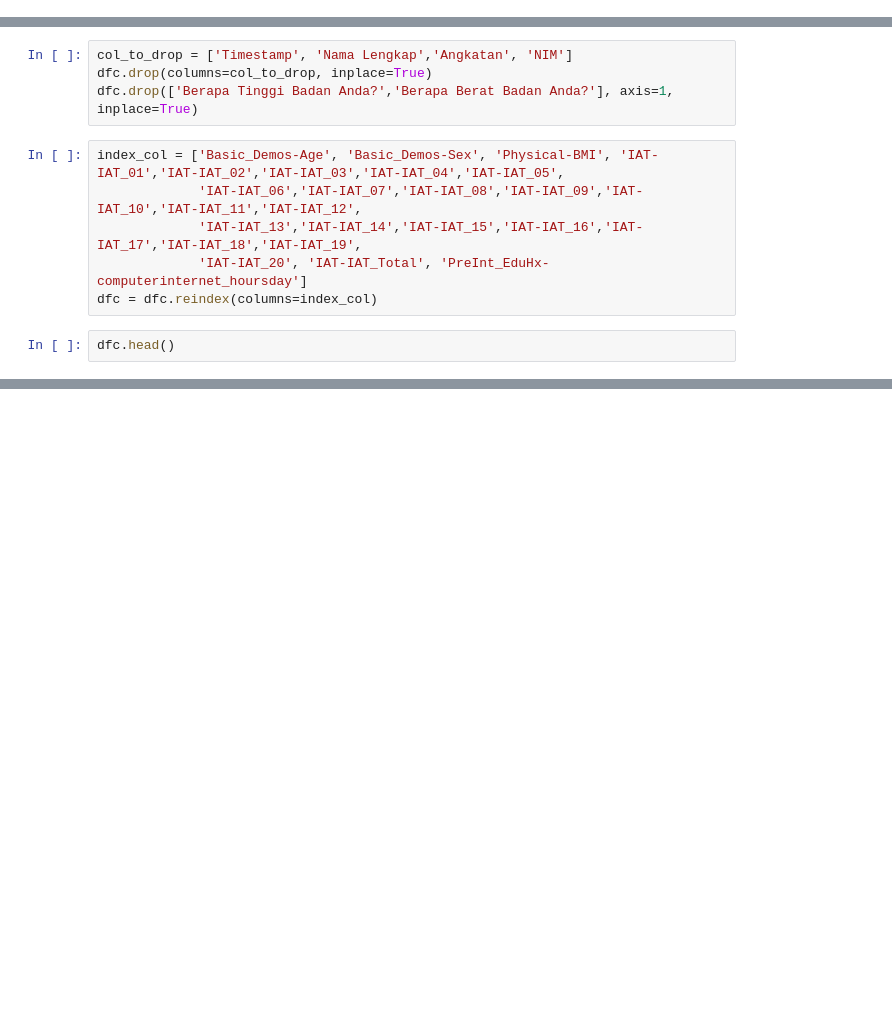
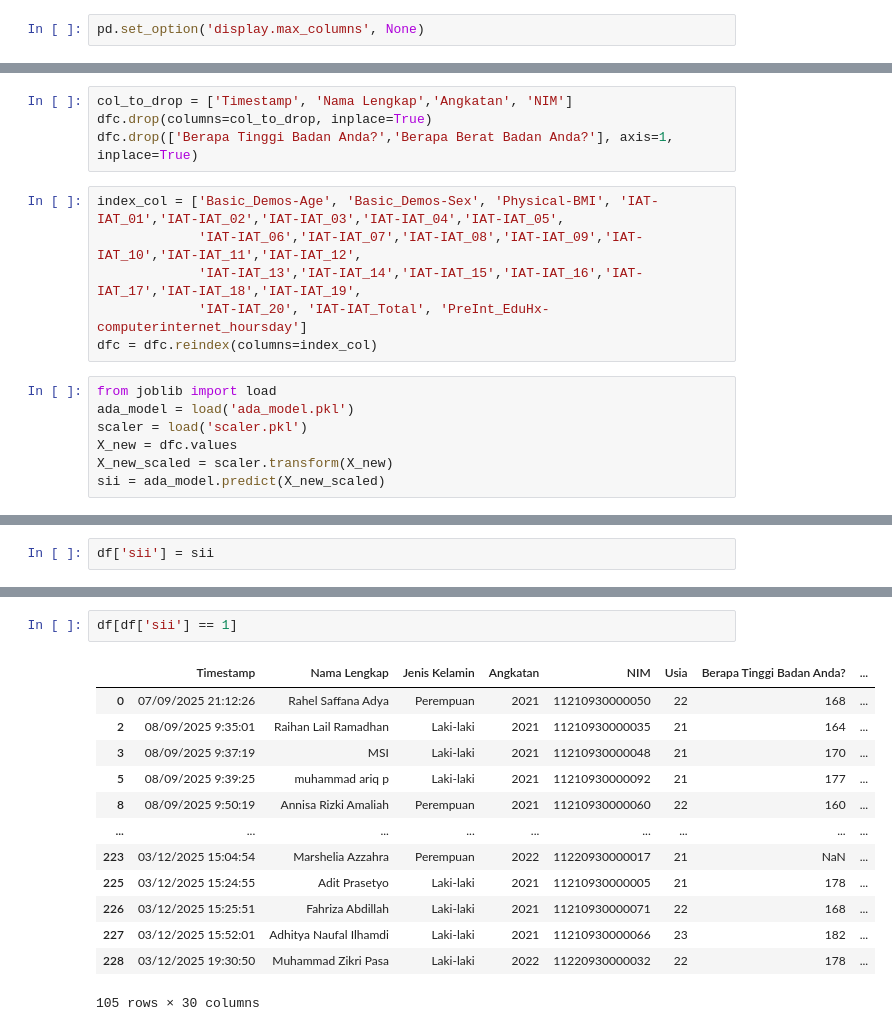
Before and after one commit to MufadhaTiohandra/skripsi, a Jupyter notebook: implement.ipynb, the cells around one changed output, grey strips where cells are left out. Drawn from its saved outputs; the diff is of its cells as text; blank space fills up the shorter version.

```diff
--- a/implement.ipynb
+++ b/implement.ipynb
@@ -3,6 +3,8 @@
 # import joblib
 # ada_model = joblib.load('ada_model.pkl')
 # scaler = joblib.load('scaler.pkl')
+# %%
+pd.set_option('display.max_columns', None)
 # %%
 import pandas as pd
 import numpy as np
@@ -75,4 +78,9 @@ index_col = ['Basic_Demos-Age', 'Basic_Demos-Sex', 'Physical-BMI', 'IAT-IAT_01',
              'IAT-IAT_20', 'IAT-IAT_Total', 'PreInt_EduHx-computerinternet_hoursday']
 dfc = dfc.reindex(columns=index_col)
 # %%
-dfc.head()
+from joblib import load
+ada_model = load('ada_model.pkl')
+scaler = load('scaler.pkl')
+X_new = dfc.values
+X_new_scaled = scaler.transform(X_new)
+sii = ada_model.predict(X_new_scaled)
@@ -85,0 +87,2 @@ dfc.head()
+# %%
+df['sii'] = sii
@@ -85,0 +116,16 @@ dfc.head()
+# %%
+df[df['sii'] == 1]
+# %% [output]
+|  | Timestamp | Nama Lengkap | Jenis Kelamin | Angkatan | NIM | Usia | Berapa Tinggi Badan Anda? | ... |
+| 0 | 07/09/2025 21:12:26 | Rahel Saffana Adya | Perempuan | 2021 | 11210930000050 | 22 | 168 | ... |
+| 2 | 08/09/2025 9:35:01 | Raihan Lail Ramadhan | Laki-laki | 2021 | 11210930000035 | 21 | 164 | ... |
+| 3 | 08/09/2025 9:37:19 | MSI | Laki-laki | 2021 | 11210930000048 | 21 | 170 | ... |
+| 5 | 08/09/2025 9:39:25 | muhammad ariq p | Laki-laki | 2021 | 11210930000092 | 21 | 177 | ... |
+| 8 | 08/09/2025 9:50:19 | Annisa Rizki Amaliah | Perempuan | 2021 | 11210930000060 | 22 | 160 | ... |
+| ... | ... | ... | ... | ... | ... | ... | ... | ... |
+| 223 | 03/12/2025 15:04:54 | Marshelia Azzahra | Perempuan | 2022 | 11220930000017 | 21 | NaN | ... |
+| 225 | 03/12/2025 15:24:55 | Adit Prasetyo | Laki-laki | 2021 | 11210930000005 | 21 | 178 | ... |
+| 226 | 03/12/2025 15:25:51 | Fahriza Abdillah | Laki-laki | 2021 | 11210930000071 | 22 | 168 | ... |
+| 227 | 03/12/2025 15:52:01 | Adhitya Naufal Ilhamdi | Laki-laki | 2021 | 11210930000066 | 23 | 182 | ... |
+| 228 | 03/12/2025 19:30:50 | Muhammad Zikri Pasa | Laki-laki | 2022 | 11220930000032 | 22 | 178 | ... |
+105 rows × 30 columns
```
Also changed, not shown: parts of 7 cells of this notebook, 1 other file.
